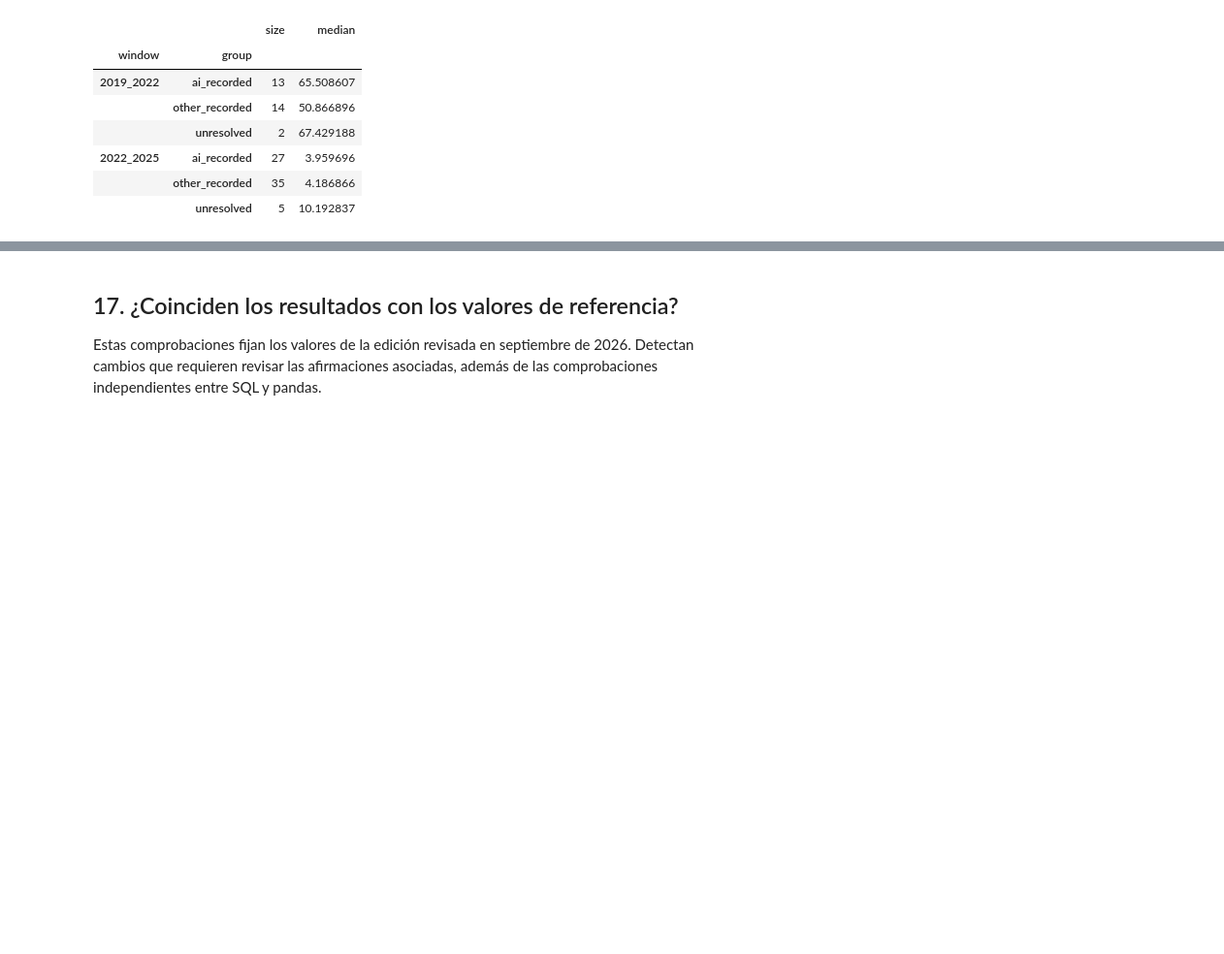
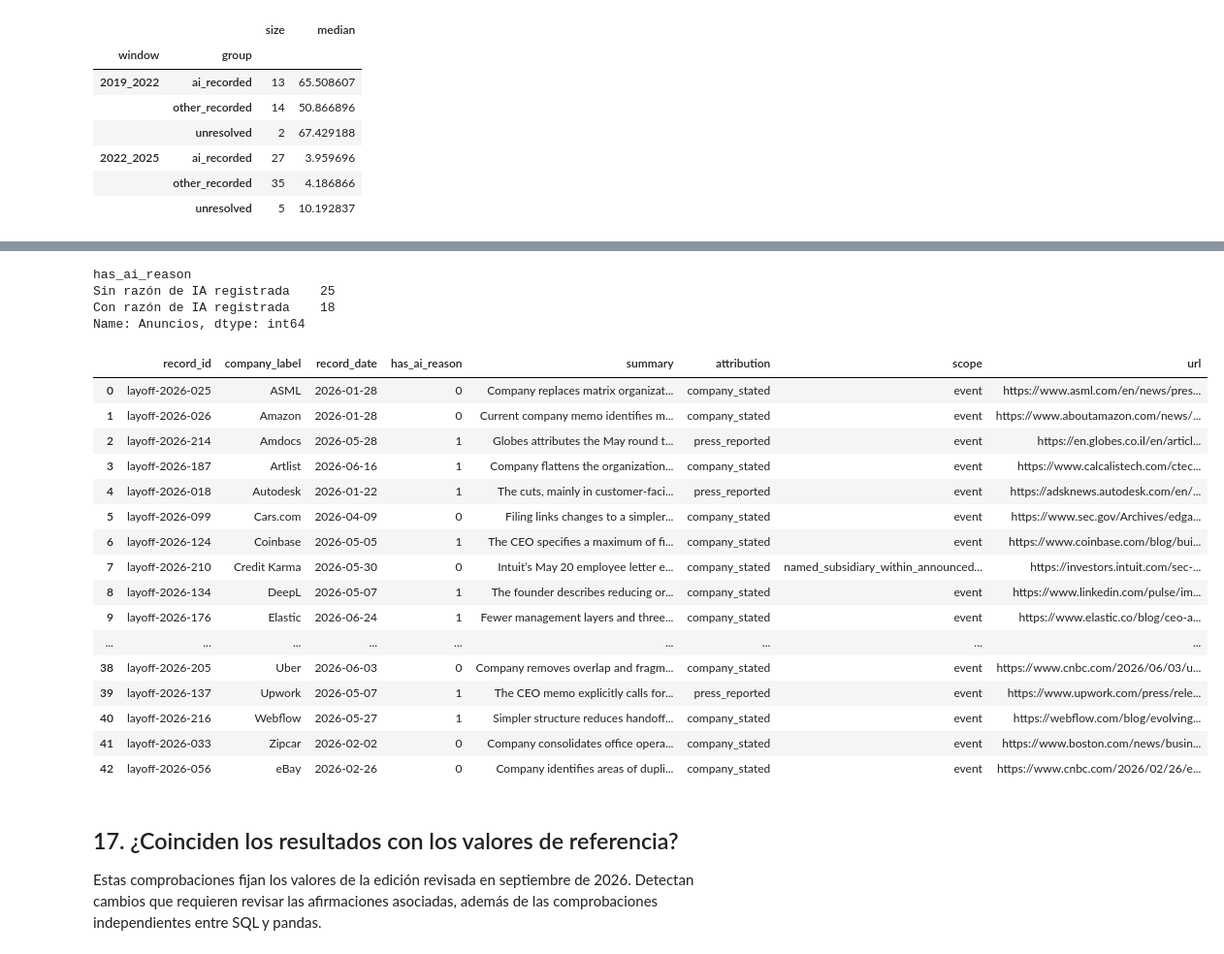
Before and after one commit to muZk/layoffs, a Jupyter notebook: notebooks/explorar_despidos.ipynb, the cells around one changed output, grey strips where cells are left out. Shown at 97% size. Saved outputs shown, nothing was run; the diff lists cells and outputs as text; code cells hidden in the pictures; blank space fills up the shorter version.

```diff
--- a/notebooks/explorar_despidos.ipynb
+++ b/notebooks/explorar_despidos.ipynb
@@ -765,3 +810,34 @@ Sin cambios documentados de perímetro
+# %%
+organization = sql("""SELECT a.record_id,a.company_label,a.record_date,a.has_ai_reason,
+c.summary,c.attribution,c.scope,s.url FROM announcements a
+JOIN announcement_causes c USING(record_id) LEFT JOIN sources s ON s.source_id=c.source_id
+WHERE c.cause_code='organizational_consolidation' ORDER BY a.company_label,a.record_date""")
+display(organization.groupby('has_ai_reason').record_id.nunique().rename(index={0:'Sin razón de IA registrada',1:'Con razón de IA registrada'}).rename('Anuncios'))
+assert len(organization)==43 and organization.has_ai_reason.sum()==18
+with pd.option_context('display.max_rows',None,'display.max_colwidth',None):
+    display(organization)
+# %% [output]
+has_ai_reason
+Sin razón de IA registrada    25
+Con razón de IA registrada    18
+Name: Anuncios, dtype: int64
+|  | record_id | company_label | record_date | has_ai_reason | summary | attribution | scope | url |
+| 0 | layoff-2026-025 | ASML | 2026-01-28 | 0 | Company replaces matrix organizat... | company_stated | event | https://www.asml.com/en/news/pres... |
+| 1 | layoff-2026-026 | Amazon | 2026-01-28 | 0 | Current company memo identifies m... | company_stated | event | https://www.aboutamazon.com/news/... |
+| 2 | layoff-2026-214 | Amdocs | 2026-05-28 | 1 | Globes attributes the May round t... | press_reported | event | https://en.globes.co.il/en/articl... |
+| 3 | layoff-2026-187 | Artlist | 2026-06-16 | 1 | Company flattens the organization... | company_stated | event | https://www.calcalistech.com/ctec... |
+| 4 | layoff-2026-018 | Autodesk | 2026-01-22 | 1 | The cuts, mainly in customer-faci... | press_reported | event | https://adsknews.autodesk.com/en/... |
+| 5 | layoff-2026-099 | Cars.com | 2026-04-09 | 0 | Filing links changes to a simpler... | company_stated | event | https://www.sec.gov/Archives/edga... |
+| 6 | layoff-2026-124 | Coinbase | 2026-05-05 | 1 | The CEO specifies a maximum of fi... | company_stated | event | https://www.coinbase.com/blog/bui... |
+| 7 | layoff-2026-210 | Credit Karma | 2026-05-30 | 0 | Intuit’s May 20 employee letter e... | company_stated | named_subsidiary_within_announced... | https://investors.intuit.com/sec-... |
+| 8 | layoff-2026-134 | DeepL | 2026-05-07 | 1 | The founder describes reducing or... | company_stated | event | https://www.linkedin.com/pulse/im... |
+| 9 | layoff-2026-176 | Elastic | 2026-06-24 | 1 | Fewer management layers and three... | company_stated | event | https://www.elastic.co/blog/ceo-a... |
+| ... | ... | ... | ... | ... | ... | ... | ... | ... |
+| 38 | layoff-2026-205 | Uber | 2026-06-03 | 0 | Company removes overlap and fragm... | company_stated | event | https://www.cnbc.com/2026/06/03/u... |
+| 39 | layoff-2026-137 | Upwork | 2026-05-07 | 1 | The CEO memo explicitly calls for... | press_reported | event | https://www.upwork.com/press/rele... |
+| 40 | layoff-2026-216 | Webflow | 2026-05-27 | 1 | Simpler structure reduces handoff... | company_stated | event | https://webflow.com/blog/evolving... |
+| 41 | layoff-2026-033 | Zipcar | 2026-02-02 | 0 | Company consolidates office opera... | company_stated | event | https://www.boston.com/news/busin... |
+| 42 | layoff-2026-056 | eBay | 2026-02-26 | 0 | Company identifies areas of dupli... | company_stated | event | https://www.cnbc.com/2026/02/26/e... |
 # %% [markdown]
 <a id="valores-publicados"></a>
 
```
Also changed, not shown: parts of 4 cells of this notebook, 11 other files.
